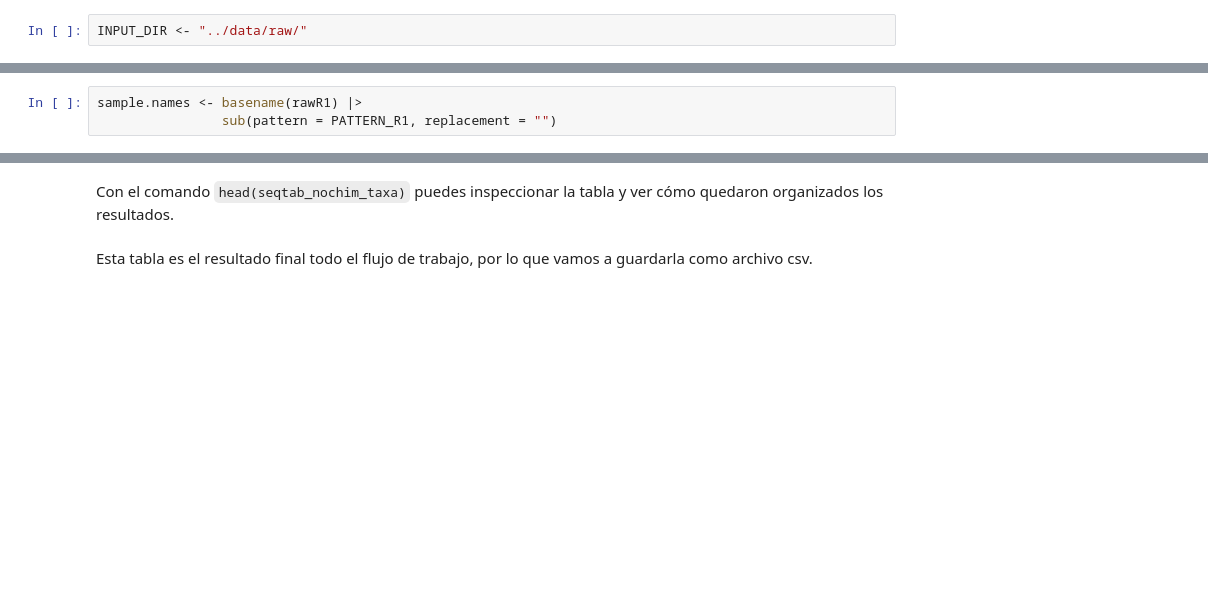
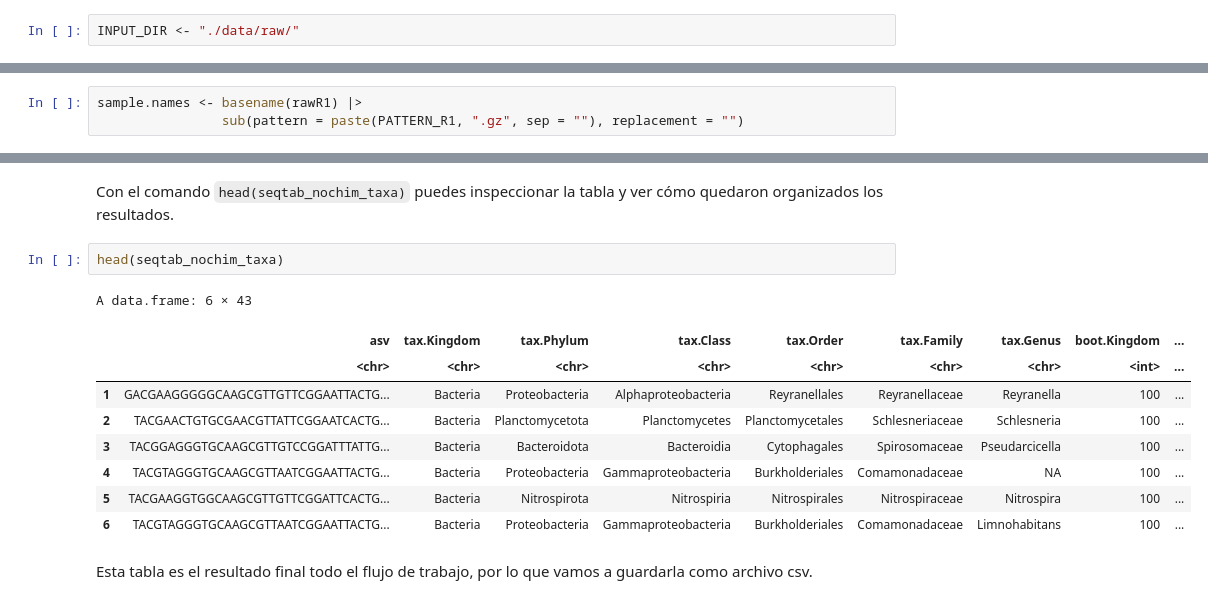
Before and after one commit to pereiramemo/Curso-Metabarcoding-2023, a Jupyter notebook: clase_3/practico3.ipynb, the cells around one changed output, grey strips where cells are left out. Saved outputs shown, nothing was run; the diff lists cells and outputs as text; blank space fills up the shorter version.

```diff
--- a/clase_3/practico3.ipynb
+++ b/clase_3/practico3.ipynb
@@ -187,7 +187,7 @@ Para esto vamos a definir tres variables en R:
 # %% [markdown]
 La función [getwd](https://www.rdocumentation.org/packages/base/versions/3.6.2/topics/getwd) nos puede ser útil para determinar la ruta relativa hacia nuestros datos (i.e., `INPUT_DIR`).
 # %%
-INPUT_DIR <- "../data/raw/"
+INPUT_DIR <- "./data/raw/"
 # %%
 PATTERN_R1 <- "_L001_R1_001_redu.fastq"
 # %%
@@ -277,4 +300,4 @@ dir.create(OUTPUT_DIR)
 Definimos los nombres.
 # %%
 sample.names <- basename(rawR1) |>
-                sub(pattern = PATTERN_R1, replacement = "")
+                sub(pattern = paste(PATTERN_R1, ".gz", sep = ""), replacement = "")
@@ -705,6 +779,18 @@ seqtab_nochim_taxa <- right_join(x = annot_taxa_formatted,
                                   by = "asv")
 # %% [markdown]
 Con el comando `head(seqtab_nochim_taxa)` puedes inspeccionar la tabla y ver cómo quedaron organizados los resultados.
+# %%
+head(seqtab_nochim_taxa)
+# %% [output]
+A data.frame: 6 × 43
+|  | asv | tax.Kingdom | tax.Phylum | tax.Class | tax.Order | tax.Family | tax.Genus | boot.Kingdom | ... |
+|  | <chr> | <chr> | <chr> | <chr> | <chr> | <chr> | <chr> | <int> | ... |
+| 1 | GACGAAGGGGGCAAGCGTTGTTCGGAATTACTG... | Bacteria | Proteobacteria | Alphaproteobacteria | Reyranellales | Reyranellaceae | Reyranella | 100 | ... |
+| 2 | TACGAACTGTGCGAACGTTATTCGGAATCACTG... | Bacteria | Planctomycetota | Planctomycetes | Planctomycetales | Schlesneriaceae | Schlesneria | 100 | ... |
+| 3 | TACGGAGGGTGCAAGCGTTGTCCGGATTTATTG... | Bacteria | Bacteroidota | Bacteroidia | Cytophagales | Spirosomaceae | Pseudarcicella | 100 | ... |
+| 4 | TACGTAGGGTGCAAGCGTTAATCGGAATTACTG... | Bacteria | Proteobacteria | Gammaproteobacteria | Burkholderiales | Comamonadaceae | NA | 100 | ... |
+| 5 | TACGAAGGTGGCAAGCGTTGTTCGGATTCACTG... | Bacteria | Nitrospirota | Nitrospiria | Nitrospirales | Nitrospiraceae | Nitrospira | 100 | ... |
+| 6 | TACGTAGGGTGCAAGCGTTAATCGGAATTACTG... | Bacteria | Proteobacteria | Gammaproteobacteria | Burkholderiales | Comamonadaceae | Limnohabitans | 100 | ... |
 # %% [markdown]
 Esta tabla es el resultado final todo el flujo de trabajo, por lo que vamos a guardarla como archivo csv.
 # %%
```
Also changed, not shown: parts of 20 cells of this notebook.
